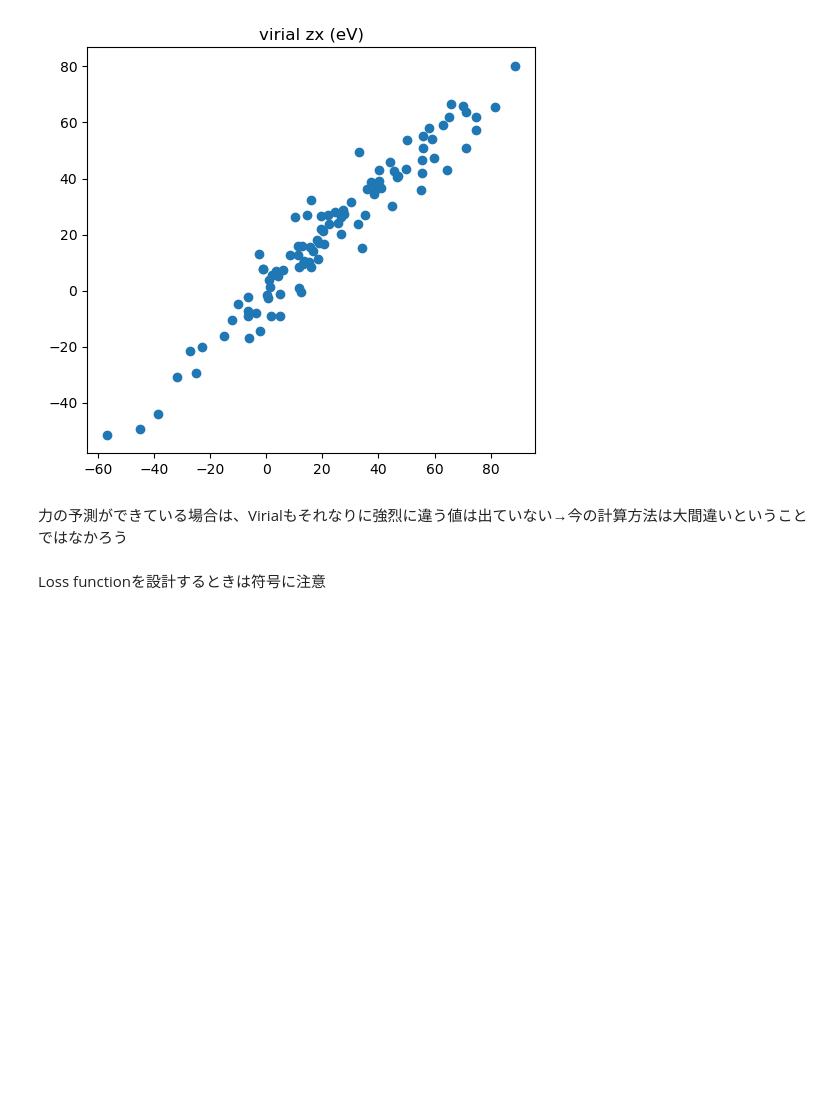
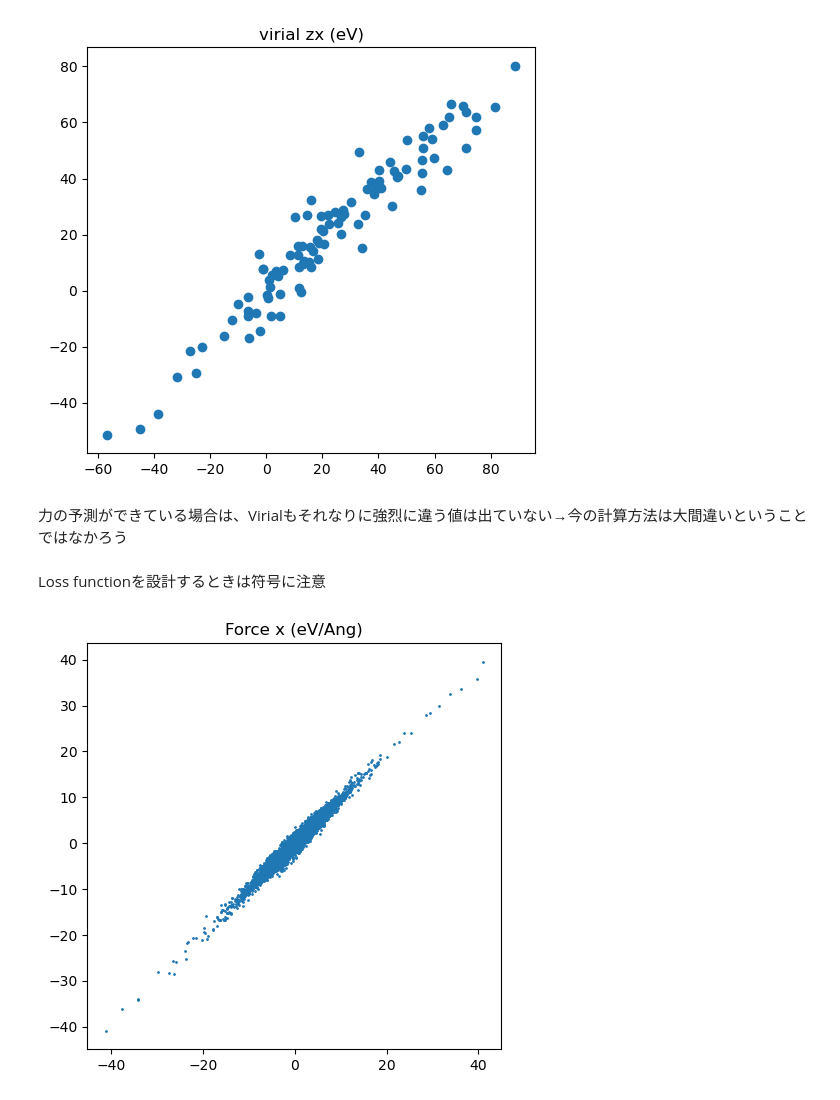
Before and after one commit to eminamitani/simplegnn_version2, a Jupyter notebook: schnet_test/pressure_test/test.ipynb, the cells around one changed output. Drawn from its saved outputs; the diff is of its cells as text; code cells hidden in the pictures; blank space fills up the shorter version.

```diff
--- a/schnet_test/pressure_test/test.ipynb
+++ b/schnet_test/pressure_test/test.ipynb
@@ -342,7 +344,7 @@ SchNetModel(
 )
 # %%
 from ase.io import read
-atoms = read('/home/emi/ML/simpleGNN/simplegnn/schnet_test/data/test.xyz')
+atoms = read('/home/emi/ML/simpleGNN/simplegnn/schnet_test/pressure_test/dataset_with_stress_energy_forces.extxyz')
 atoms
 # %% [output]
 Atoms(symbols='O140Si70', pbc=True, cell=[12.5, 12.5, 12.5], calculator=SinglePointCalculator(...))
@@ -423,6 +451,6 @@ Stressの学習なしで作ったモデルでStressがどれぐらいあって
 # %%
 from ase.io import iread
-dataset=iread('dataset_with_stress_and_energy.xyz', format='extxyz')
+dataset=iread('/home/emi/ML/simpleGNN/simplegnn/schnet_test/pressure_test/dataset_with_stress_energy_forces.extxyz', format='extxyz')
 # %%
 energy_prediction=[]
 force_prediction=[]
@@ -434,7 +462,7 @@ for i, sample in enumerate(dataset):
     print(sample.info['source_dir'])
     volume=sample.get_volume()
     energy_true.append(sample.get_potential_energy())
-    #force_true.append(sample.get_forces())
+    force_true.append(sample.get_forces())
     sigma_true.append(sample.info['virial_eV_s6'])
     data=converter(sample, cutoff)
     energy, forces, sigma=model(data.x, data.edge_index, data.edge_weight)
@@ -540,3 +568,15 @@ plt.savefig('virial_zx.png', dpi=300)
 力の予測ができている場合は、Virialもそれなりに強烈に違う値は出ていない→今の計算方法は大間違いということではなかろう
 # %% [markdown]
 Loss functionを設計するときは符号に注意
+# %%
+force_prediction=np.array(force_prediction)
+force_true=np.array(force_true)
+force_x_pred=force_prediction[:,:,0].flatten()
+force_x_true=force_true[:,:,0].flatten()
+plt.gca().set_aspect('equal', adjustable='box')
+plt.scatter(force_x_true, force_x_pred, s=1)
+plt.title('Force x (eV/Ang)')
+plt.tight_layout()
+plt.savefig('force_x.png', dpi=300)
+# %% [output]
+[figure, added]
```
Also changed, not shown: parts of 9 cells of this notebook, 2 other files.
